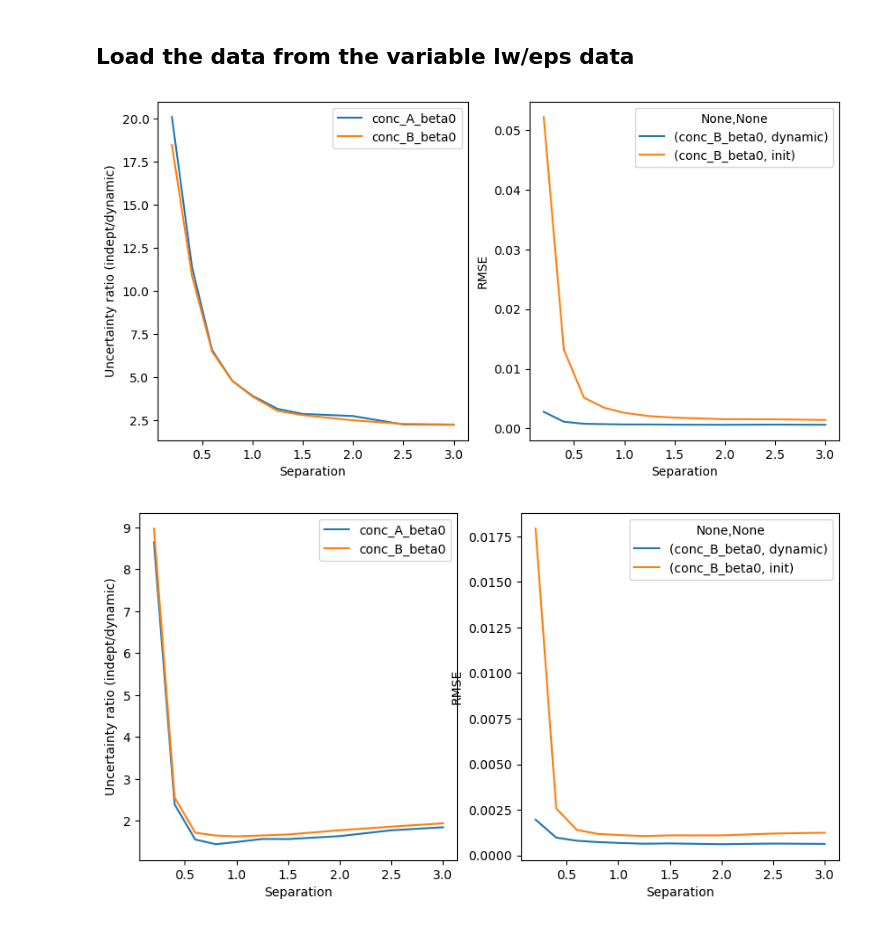
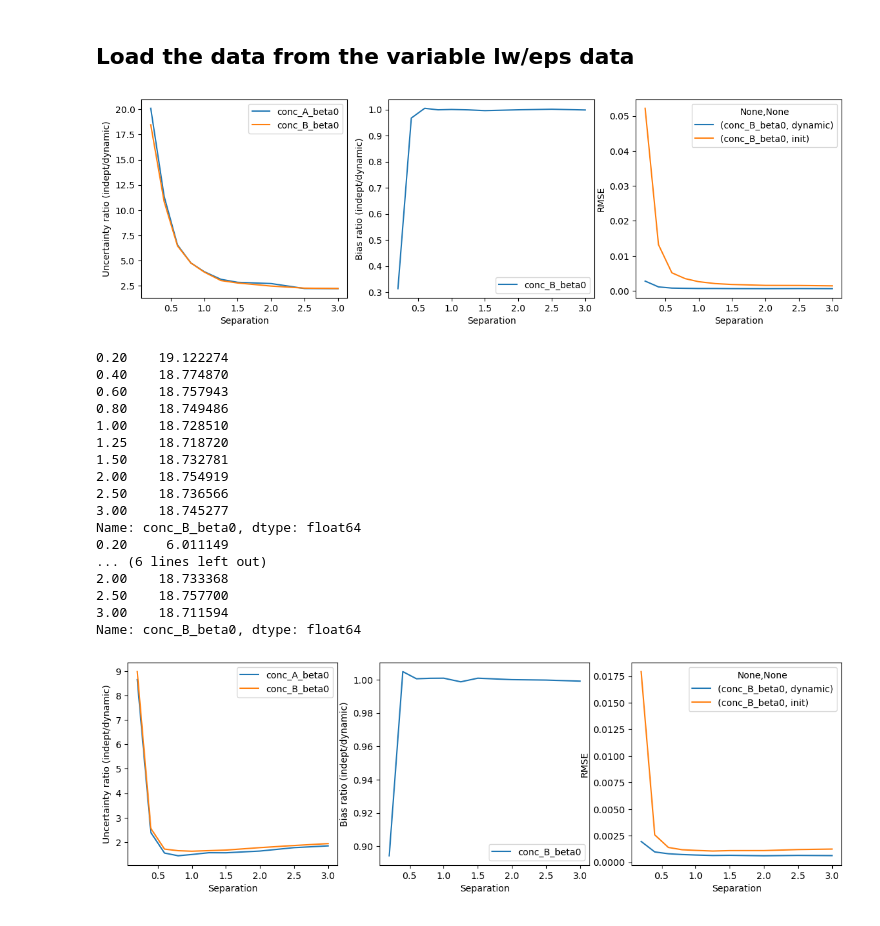
Before and after one commit to wtclarke/fsl-mrs-dynamic-fitting, a Jupyter notebook: fmrs/1_two_peak_simulation/generate_results_and_figures.ipynb, the cells around one changed output. Cells and saved outputs as stored; diff of their text form; code cells hidden in the pictures.

```diff
--- a/fmrs/1_two_peak_simulation/generate_results_and_figures.ipynb
+++ b/fmrs/1_two_peak_simulation/generate_results_and_figures.ipynb
@@ -30,34 +30,68 @@ full_sim_data = pd.concat(all_df, keys=mi)
 # %%
 # Parameter from simulation to calculate RMSE
 simulation_delta = 0.2  # The delta that peak B increases by
 fid_scaling = 1.1873  # The automatic internal scaling factor applied by FSL-MRS (scaled by norm of FID)
 
-fig, (ax1, ax2) = plt.subplots(1, 2, figsize=(10, 5))
-ratio = full_sim_data.groupby(level=[0,1,2]).std().loc['init']\
+fig, (ax1, ax2, ax3) = plt.subplots(1, 3, figsize=(14, 4))
+sd_ratio = full_sim_data.groupby(level=[0,1,2]).std().loc['init']\
     / full_sim_data.groupby(level=[0,1,2]).std().loc['dynamic']
-ratio_sep = ratio.groupby(level=0).mean()
+sd_ratio_sep = sd_ratio.groupby(level=0).mean()
 
 # Plot the ratio of std as a function of peak separation
-ratio_sep[['conc_A_beta0','conc_B_beta0']].plot(ax=ax1)
+sd_ratio_sep[['conc_A_beta0','conc_B_beta0']].plot(ax=ax1)
 
-# Plot the
+# Bias
+bias_init = full_sim_data.groupby(level=[0,1,2]).mean().loc['init']
+bias_dyn = full_sim_data.groupby(level=[0,1,2]).mean().loc['dynamic']
+
+bias_init['conc_B_beta0'] -= simulation_delta
+bias_dyn['conc_B_beta0'] -= simulation_delta
+
+bias_ratio = bias_init / bias_dyn
+bias_ratio_sep = bias_ratio.groupby(level=0).mean()
+bias_ratio_sep[['conc_B_beta0']].plot(ax=ax2)
+
+# RMSE
 rmse = (full_sim_data.filter(like='conc_B_beta0')/fid_scaling - simulation_delta)\
     .pow(2)\
     .groupby(level=[0,1,2])\
     .mean()\
     .pow(0.5)
 
-rmse.groupby(level=[0,1]).mean().unstack(level=0).plot(ax=ax2)
+rmse.groupby(level=[0,1]).mean().unstack(level=0).plot(ax=ax3)
 
 ax1.set_xlabel('Separation')
 ax2.set_xlabel('Separation')
+ax3.set_xlabel('Separation')
 
 ax1.set_ylabel('Uncertainty ratio (indept/dynamic)')
-ax2.set_ylabel('RMSE')
+ax2.set_ylabel('Bias ratio (indept/dynamic)')
+ax3.set_ylabel('RMSE')
 
 plt.show()
+
+## Calculate bias as ratio to true parameter
+print(100 * bias_dyn.groupby(level=0).mean()['conc_B_beta0']/simulation_delta)
+print(100 * bias_init.groupby(level=0).mean()['conc_B_beta0']/simulation_delta)
 # %% [output]
-[figure, old version]
+[figure, new version]
+0.20    19.122274
+0.40    18.774870
+0.60    18.757943
+0.80    18.749486
+1.00    18.728510
+1.25    18.718720
+1.50    18.732781
+2.00    18.754919
+2.50    18.736566
+3.00    18.745277
+Name: conc_B_beta0, dtype: float64
+0.20     6.011149
+... (6 lines left out)
+2.00    18.733368
+2.50    18.757700
+3.00    18.711594
+Name: conc_B_beta0, dtype: float64
 # %%
 from pathlib import Path
 import re
@@ -79,22 +113,35 @@ for fp in sim_res.glob('*.csv'):
 mi = pd.MultiIndex.from_arrays([type, sep, nv])
 full_sim_data_linked = pd.concat(all_df, keys=mi)
 # %%
-fig, (ax1, ax2) = plt.subplots(1, 2, figsize=(10, 5))
+fig, (ax1, ax2, ax3) = plt.subplots(1, 3, figsize=(14, 4))
 
 ratio_linked = full_sim_data_linked.groupby(level=[0,1,2]).std().loc['init']\
     / full_sim_data_linked.groupby(level=[0,1,2]).std().loc['dynamic']
 ratio_sep_linked = ratio_linked.groupby(level=0).mean()
 ratio_sep_linked[['conc_A_beta0','conc_B_beta0']].plot(ax=ax1)
 
+
+bias_init = full_sim_data_linked.groupby(level=[0,1,2]).mean().loc['init']
+bias_dyn = full_sim_data_linked.groupby(level=[0,1,2]).mean().loc['dynamic']
+
+bias_init['conc_B_beta0'] -= simulation_delta
+bias_dyn['conc_B_beta0'] -= simulation_delta
+
+bias_ratio = bias_init / bias_dyn
+bias_ratio_sep_linked = bias_ratio.groupby(level=0).mean()
+bias_ratio_sep_linked[['conc_B_beta0']].plot(ax=ax2)
+
 rmse_linked = (full_sim_data_linked.filter(like='conc_B_beta0')/fid_scaling - simulation_delta).pow(2).groupby(level=[0,1,2]).mean().pow(0.5)
-rmse_linked.groupby(level=[0,1]).mean().unstack(level=0).plot(ax=ax2)
+rmse_linked.groupby(level=[0,1]).mean().unstack(level=0).plot(ax=ax3)
 
 ax1.set_xlabel('Separation')
 ax2.set_xlabel('Separation')
+ax3.set_xlabel('Separation')
 
 ax1.set_ylabel('Uncertainty ratio (indept/dynamic)')
-ax2.set_ylabel('RMSE')
+ax2.set_ylabel('Bias ratio (indept/dynamic)')
+ax3.set_ylabel('RMSE')
 
 plt.show()
 # %% [output]
-[figure, old version]
+[figure, new version]
```
Also changed, not shown: parts of 3 cells of this notebook, 7 other files.
